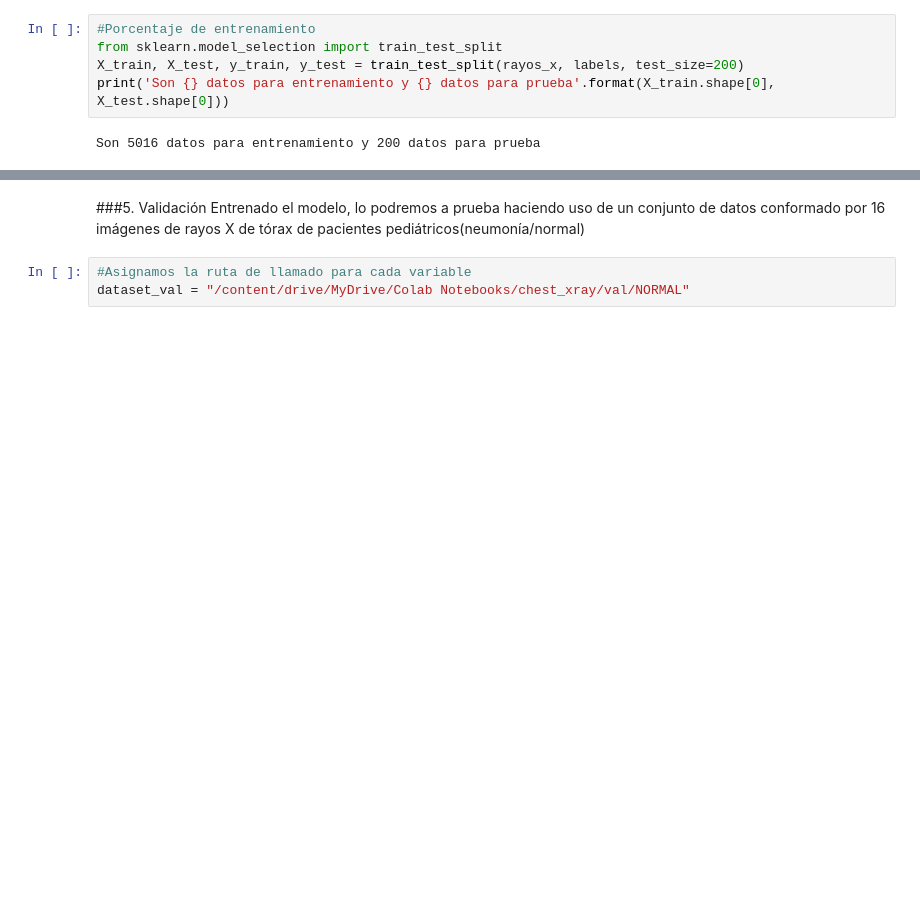
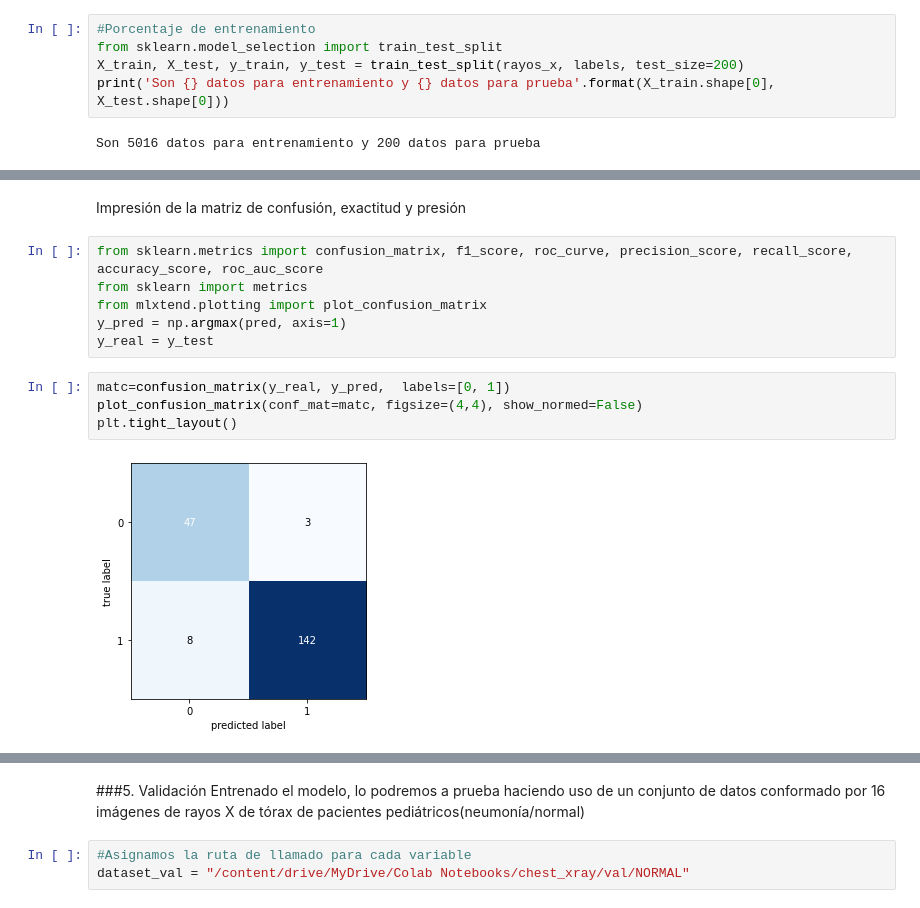
Before and after one commit to RonnyGuevara/COLAB, a Jupyter notebook: TP_FINAL/TP_FINAL_PDI.ipynb, the cells around one changed output, grey strips where cells are left out. Cells and saved outputs as stored; diff of their text form; blank space fills up the shorter version.

```diff
--- a/TP_FINAL/TP_FINAL_PDI.ipynb
+++ b/TP_FINAL/TP_FINAL_PDI.ipynb
@@ -209,0 +210,14 @@ Epoch 30/30
+# %% [markdown]
+Impresión de la matriz de confusión, exactitud y presión
+# %%
+from sklearn.metrics import confusion_matrix, f1_score, roc_curve, precision_score, recall_score, accuracy_score, roc_auc_score
+from sklearn import metrics
+from mlxtend.plotting import plot_confusion_matrix
+y_pred = np.argmax(pred, axis=1)
+y_real = y_test
+# %%
+matc=confusion_matrix(y_real, y_pred,  labels=[0, 1])
+plot_confusion_matrix(conf_mat=matc, figsize=(4,4), show_normed=False)
+plt.tight_layout()
+# %% [output]
+[figure, added]
```
Also changed, not shown: parts of 14 cells of this notebook.
